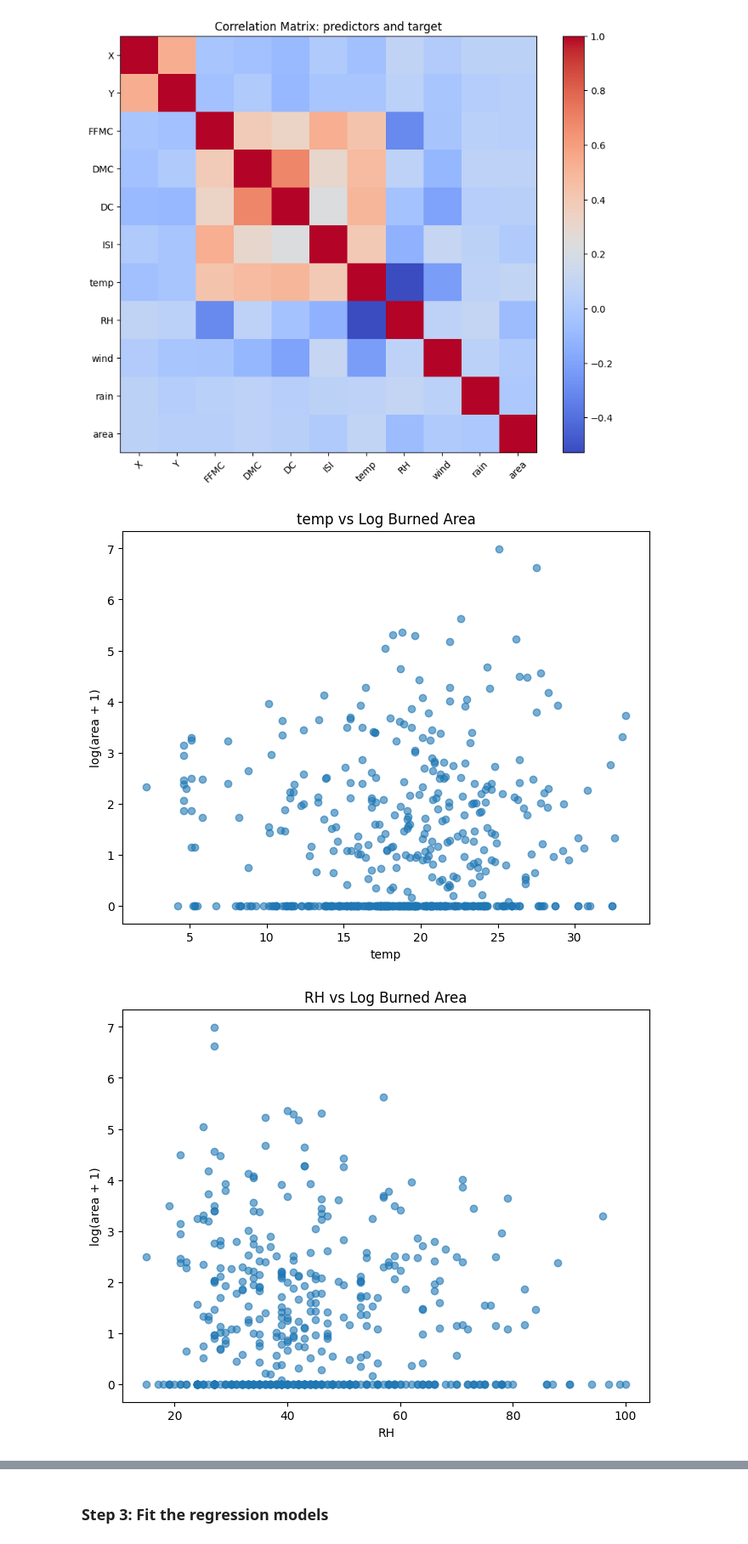
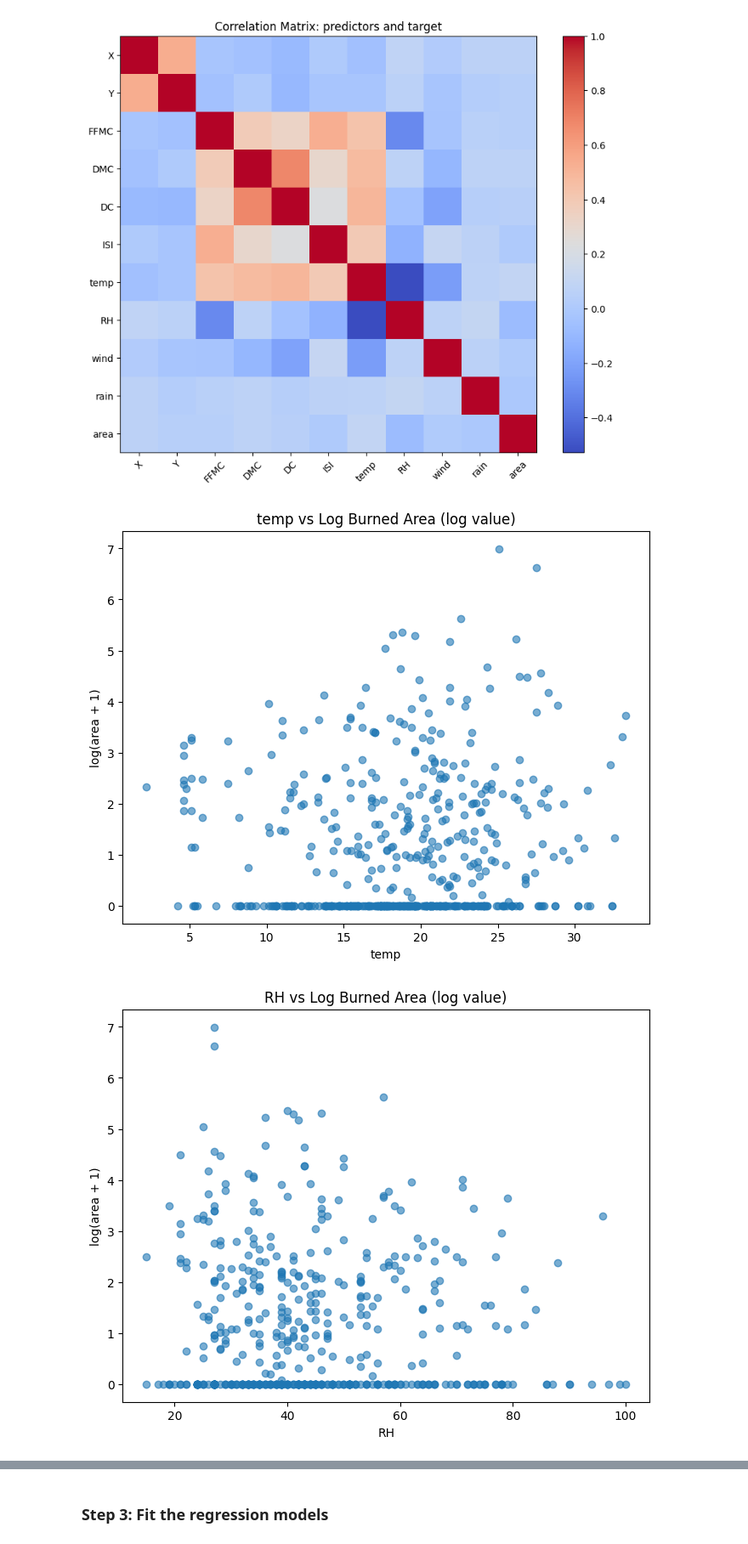
Before and after one commit to mbielecki1/mod8, a Jupyter notebook: C06M08Lab.ipynb, the cells around one changed output, grey strips where cells are left out. Shown at 85% size. Saved outputs shown, nothing was run; the diff lists cells and outputs as text; code cells hidden in the pictures.

```diff
--- a/C06M08Lab.ipynb
+++ b/C06M08Lab.ipynb
@@ -199,28 +205,23 @@ plt.show()
 [figure]
 # %%
 # Scatterplot of key predictors (temp, RH, wind, rain) vs target (area)
-# area and rain heavily skewed towards 0 need to use a log transform to make the relationship clearer
+# area and rain heavily skewed towards 0; use a log transform to make the relationship clearer
 
-predictors = ['temp', 'RH', 'wind', 'rain']
-
+# calculate log values of area and rain
 df['log_area'] = np.log1p(df['area'])
 df['log_rain'] = np.log1p(df['rain'])
 
+# set the predictors to plot
+predictors = ['temp', 'RH', 'wind', 'rain', 'log_rain']
+
+# plot predicotrs against log_area
 for col in predictors:
     plt.figure(figsize=(8, 6))
     plt.scatter(df[col], df['log_area'], alpha=0.6)
     plt.xlabel(col)
     plt.ylabel('log(area + 1)')
-    plt.title(f'{col} vs Log Burned Area')
+    plt.title(f'{col} vs Log Burned Area (log value)')
     plt.show()
-
-# Rain plotted separately using log scale
-plt.figure(figsize=(8,6))
-plt.scatter(df['log_rain'], df['log_area'], alpha=0.6)
-plt.xlabel('log(rain + 1)')
-plt.ylabel('log(area + 1)')
-plt.title('Log Rain vs Log Burned Area')
-plt.show()
 # %% [output]
-[figure, old version]
+[figure, new version]
-[figure, old version]
+[figure, new version]
```
Also changed, not shown: parts of 50 cells of this notebook.
